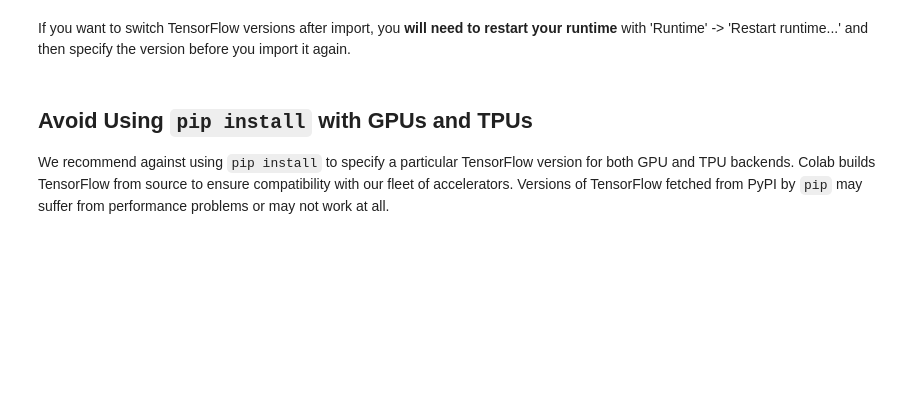
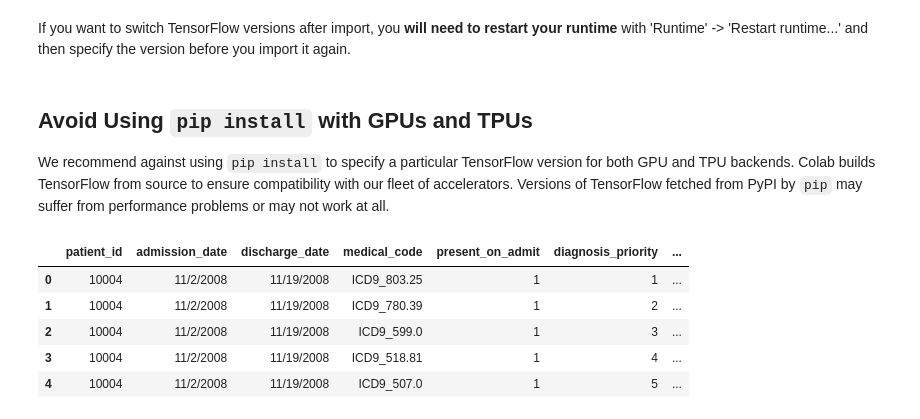
Before and after one commit to tanmayg/LS, a Jupyter notebook: The_tensorflow_version_magic.ipynb, the cells around one changed output. Cells and saved outputs as stored; diff of their text form; code cells hidden in the pictures; blank space fills up the shorter version.

```diff
--- a/The_tensorflow_version_magic.ipynb
+++ b/The_tensorflow_version_magic.ipynb
@@ -40,3 +27,15 @@ If you want to switch TensorFlow versions after import, you **will need to resta
 ## Avoid Using ``pip install`` with GPUs and TPUs
 
 We recommend against using ``pip install`` to specify a particular TensorFlow version for both GPU and TPU backends. Colab builds TensorFlow from source to ensure compatibility with our fleet of accelerators. Versions of TensorFlow fetched from PyPI by ``pip`` may suffer from performance problems or may not work at all.
+# %%
+import pandas as pd
+mdh = pd.read_csv("mimic_diab_hrf.csv")
+# %%
+mdh.head()
+# %% [output]
+|  | patient_id | admission_date | discharge_date | medical_code | present_on_admit | diagnosis_priority | ... |
+| 0 | 10004 | 11/2/2008 | 11/19/2008 | ICD9_803.25 | 1 | 1 | ... |
+| 1 | 10004 | 11/2/2008 | 11/19/2008 | ICD9_780.39 | 1 | 2 | ... |
+| 2 | 10004 | 11/2/2008 | 11/19/2008 | ICD9_599.0 | 1 | 3 | ... |
+| 3 | 10004 | 11/2/2008 | 11/19/2008 | ICD9_518.81 | 1 | 4 | ... |
+| 4 | 10004 | 11/2/2008 | 11/19/2008 | ICD9_507.0 | 1 | 5 | ... |
```
Also changed, not shown: parts of 17 cells of this notebook.
